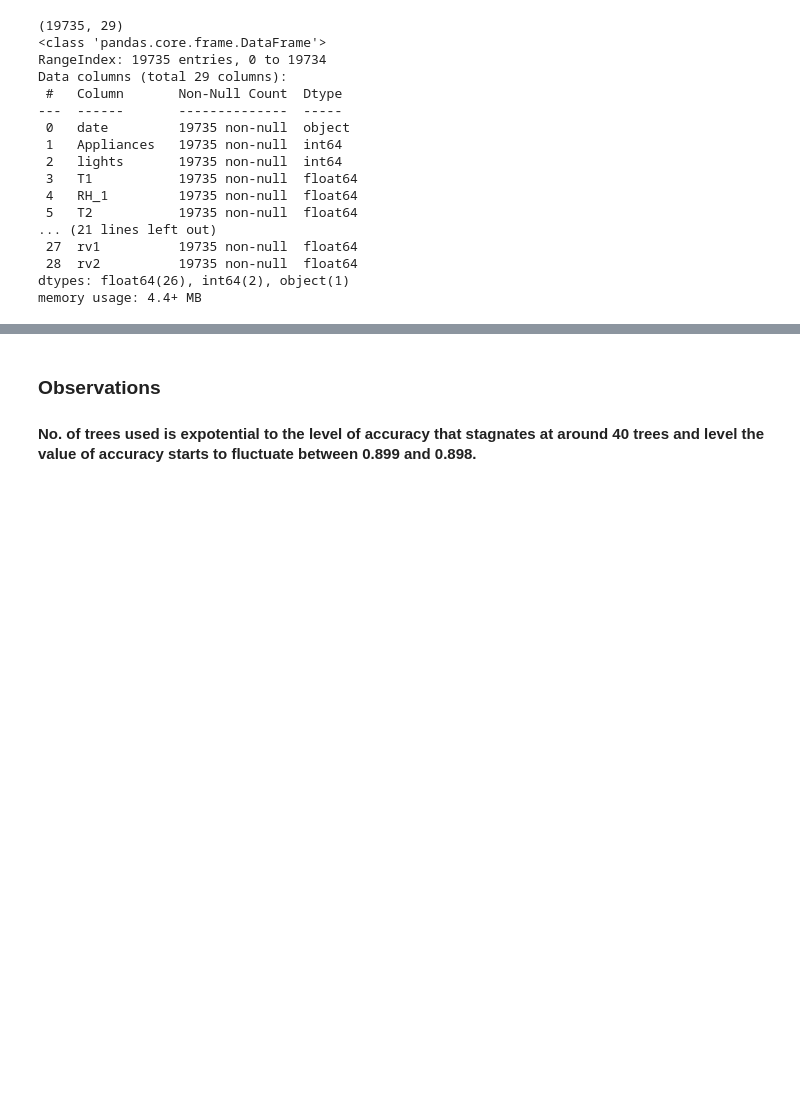
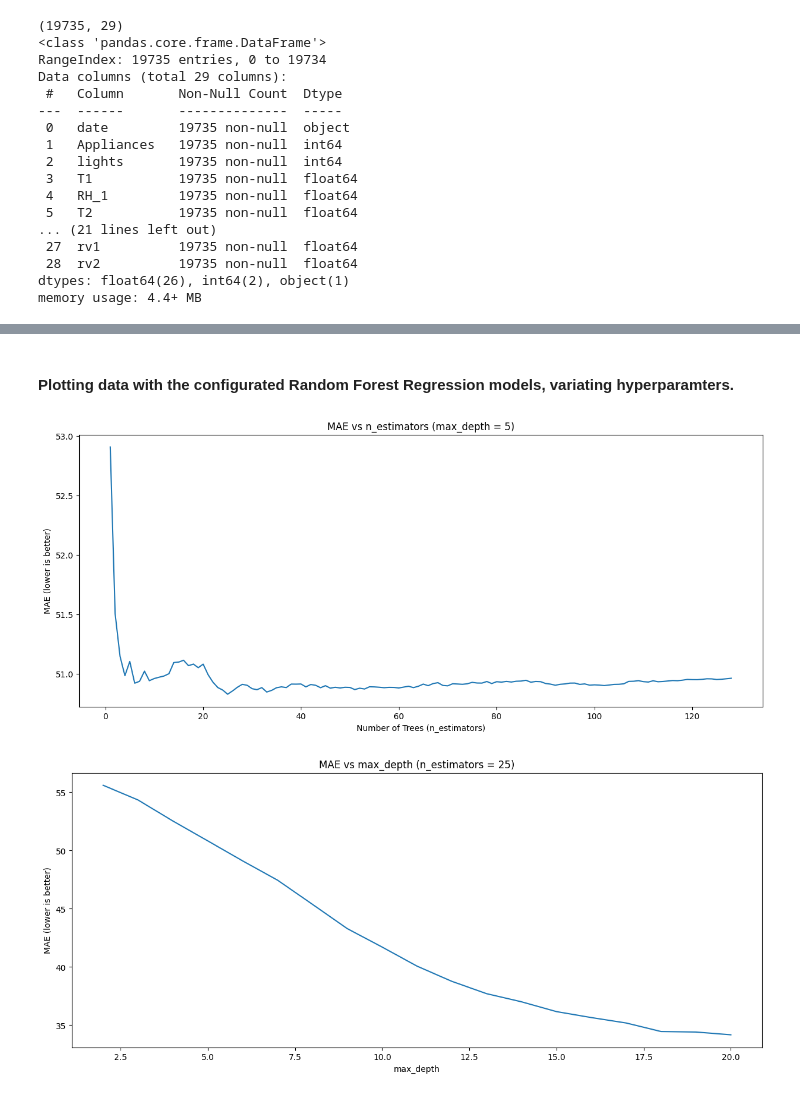
Before and after one commit to MasonLeeCity123/Introduction-to-AI-groupwork, a Jupyter notebook: phoenix_randomforests.ipynb, the cells around one changed output, grey strips where cells are left out. Drawn from its saved outputs; the diff is of its cells as text; code cells hidden in the pictures; blank space fills up the shorter version.

```diff
--- a/phoenix_randomforests.ipynb
+++ b/phoenix_randomforests.ipynb
@@ -5,4 +5,5 @@
 # %%
+###  1. SETUP & DATA LOADING
 ## Load Data, import required libraries, sklearn and matplot
 import pandas as pd
 import numpy as np
@@ -12,7 +13,7 @@ from sklearn.ensemble import RandomForestRegressor
 from sklearn.metrics import r2_score, mean_absolute_error
 import matplotlib.pyplot as plt
 
-path = "C:\Datasets"
+path = r"C:\Datasets"
 
 ##Read data file
 filename_read = os.path.join(path, "energydata_complete.csv")
@@ -21,19 +22,6 @@ data = pd.read_csv(filename_read)
 # print(data.head())
 print(data.shape)
 data.info()
-
-## SET target column, column 'Appliances'
-target = "Appliances"
-
-## DROP date column, string
-## TARGET from X
-X = data.drop(columns=["date", target]).values
-y = data[target].values
-
-## Train:Test split ( 25% test size ) + reproducable random state, 42
-X_train, X_test, y_train, y_test = train_test_split(
-    X, y, test_size=0.25, random_state=42
-)
 # %% [output]
 (19735, 29)
 <class 'pandas.core.frame.DataFrame'>
@@ -188,4 +218,23 @@ Trees:  63 | Accuracy: 0.89907
 # %% [markdown]
-### Observations
-
-#### No. of trees used is expotential to the level of accuracy that stagnates at around 40 trees and level the value of accuracy starts to fluctuate between 0.899 and 0.898.
+#### Plotting data with the configurated Random Forest Regression models, variating hyperparamters.
+# %%
+### - 6. PERFORMANCE VISUALISATION -
+
+## 6.1 MAE vs n_estimators (depth fixed)
+plt.figure(figsize=(15, 6))
+plt.plot(nums, mae_list)
+plt.xlabel("Number of Trees (n_estimators)")
+plt.ylabel("MAE (lower is better)")
+plt.title(f"MAE vs n_estimators (max_depth = {BASE_DEPTH})")
+plt.show()
+
+## 6.3 MAE vs max_depth (trees fixed)
+plt.figure(figsize=(15, 6))
+plt.plot(depths, depth_mae)
+plt.xlabel("max_depth")
+plt.ylabel("MAE (lower is better)")
+plt.title(f"MAE vs max_depth (n_estimators = {best_trees})")
+plt.show()
+# %% [output]
+[figure, added]
+[figure, added]
```
Also changed, not shown: parts of 13 cells of this notebook.
